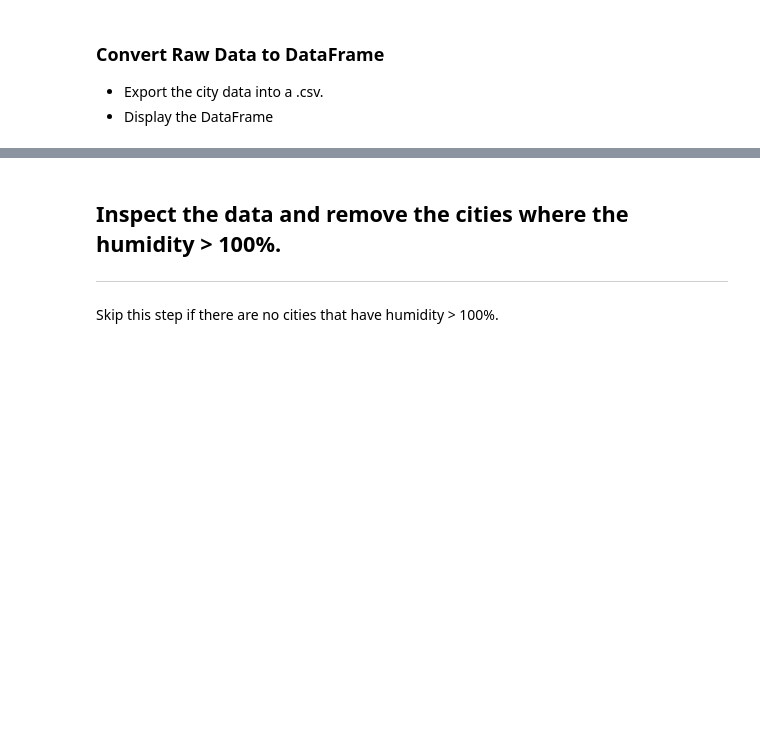
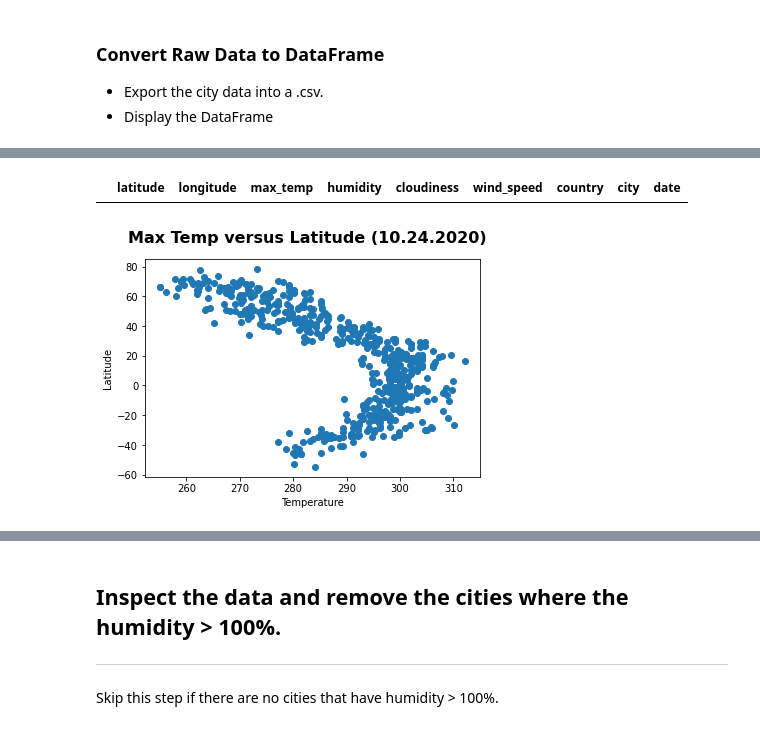
Before and after one commit to LexiJess/python-api-challenge, a Jupyter notebook: WeatherPy/06-Python-APIs_Homework_Instructions_starter_code_WeatherPy.ipynb, the cells around one changed output, grey strips where cells are left out. Saved outputs shown, nothing was run; the diff lists cells and outputs as text; code cells hidden in the pictures; blank space fills up the shorter version.

```diff
--- a/WeatherPy/06-Python-APIs_Homework_Instructions_starter_code_WeatherPy.ipynb
+++ b/WeatherPy/06-Python-APIs_Homework_Instructions_starter_code_WeatherPy.ipynb
@@ -195,0 +183,19 @@ df.tail()
+# %%
+#No cities have a humidity of >100
+global_weather_df[global_weather_df["humidity"]>100]
+# %% [output]
+|  | latitude | longitude | max_temp | humidity | cloudiness | wind_speed | country | city | date |
+# %%
+#Scatterplot of global Temp versus latitude
+plt.suptitle("Max Temp versus Latitude (10.24.2020)", fontsize=16, fontweight="bold")
+x_values = global_weather_df['max_temp']
+y_values = global_weather_df['latitude']
+plt.scatter(x_values,y_values)
+plt.xlabel('Temperature')
+plt.ylabel('Latitude')
+plt.show()
+#This plot shows maximum temp of each city versus the latitude of each city. It's nifty to see the curve of the scatterplot,
+#as that curve reflects the northern latitudes, then the equator, then the southern latitudes. You see more data points
+#in the top of the chart because there are more cities in the Nothern hemisphere.
+# %% [output]
+[figure, added]
```
Also changed, not shown: parts of 41 cells of this notebook.
